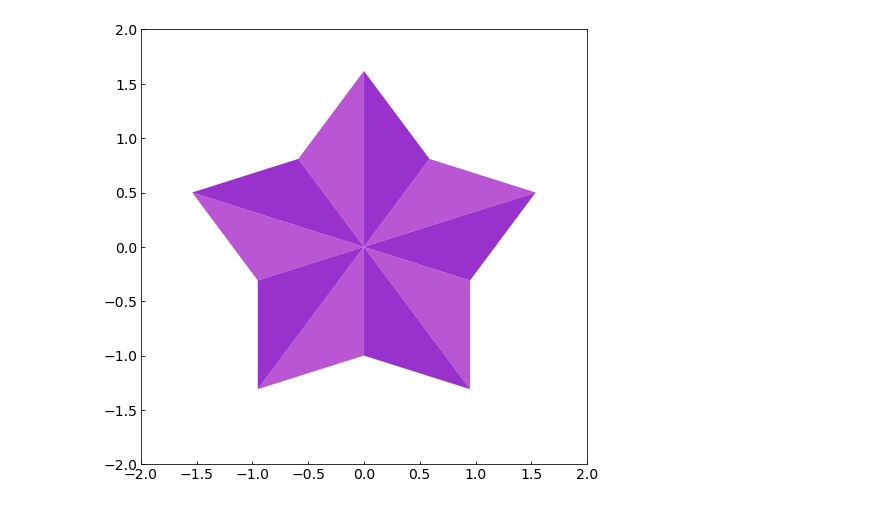
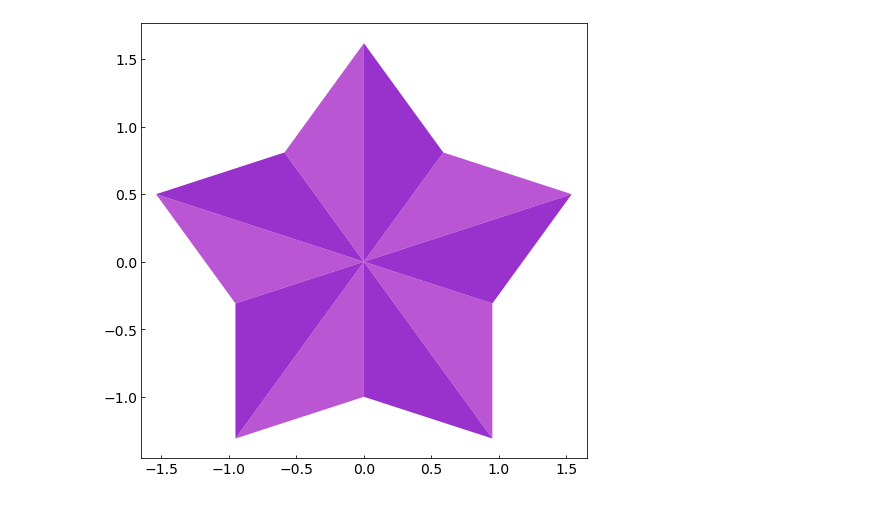
Before and after one commit to Kroghski/Bachelor, a Jupyter notebook: Bachelor_code/Penrose_tiling.ipynb, the cells around one changed output. Cells and saved outputs as stored; diff of their text form; code cells hidden in the pictures.

```diff
--- a/Bachelor_code/Penrose_tiling.ipynb
+++ b/Bachelor_code/Penrose_tiling.ipynb
@@ -433,43 +433,42 @@ def duplicate_remover(list_of_points, i=0):
 # Define a small rhomb
 xs_large, ys_large = np.matmul(Rotation(90),np.array(Large_rhomb(0,0))).tolist()
 fig, ax = plt.subplots(figsize=(8,8))
-ax.set_xlim([-2,2])
-ax.set_ylim([-2,2])
+ax.axis('equal')
 # Define triangles P and P':= Pm
 xs_P_up = xs_large[:3]
 ys_P_up = ys_large[:3]
 
 xs_P_down = xs_large[2:4] + [xs_large[0]]
 ys_P_down = ys_large[2:4] + [ys_large[0]]
 # We let the left most point be the anchor point
 P_up = np.array([(x,y) for x,y in zip(xs_P_up, ys_P_up)])
 P_down = np.array([(x,y) for x,y in zip(xs_P_down, ys_P_down)])
 
 Ps_tmp_up = [[np.matmul(Rotation(x),i) for i in P_up] for x in [72*0, 72*1, 72*2, 72*3, 72*4]]
 Ps_tmp_down = [[np.matmul(Rotation(x),i) for i in P_down] for x in [72*0, 72*1, 72*2, 72*3, 72*4]]
 Ps_up = [[x, col[2]] for x in Ps_tmp_up]
 Ps_down = [[x, col[3]] for x in Ps_tmp_down]
 
 Ps = Ps_up + Ps_down
 
 for i in Ps:
     xs = [x for x,y in i[0]]
     ys = [y for x,y in i[0]]
     ax.fill(xs,ys, i[1])
 
-decomp_number = 3
+decomp_number = 4
 coors, cols = recur_decomp(Ps, decomp_number)
 list_of_xs = xtractor(coors, Plotting= True)
 list_of_ys = ytractor(coors, Plotting= True)
 
 # We know from online resource that two arrows always have the same length which is the number of decompositions, phi, multiplied with the original length of a 2 arrow
 # A 2 arrow corresponds to the side of either P or P' but after decomposition it is placed at the previous base
 # This we now to be
 P_base = (1/2)*(np.sqrt(5) - 1)
 
 Side_decomp = P_base**(decomp_number)
 # %% [output]
-[figure, old version]
+[figure, new version]
 # %%
 xs_test = xtractor(coors)
 ys_test = ytractor(coors)
```
Also changed, not shown: parts of 13 cells of this notebook, 8 other files.
